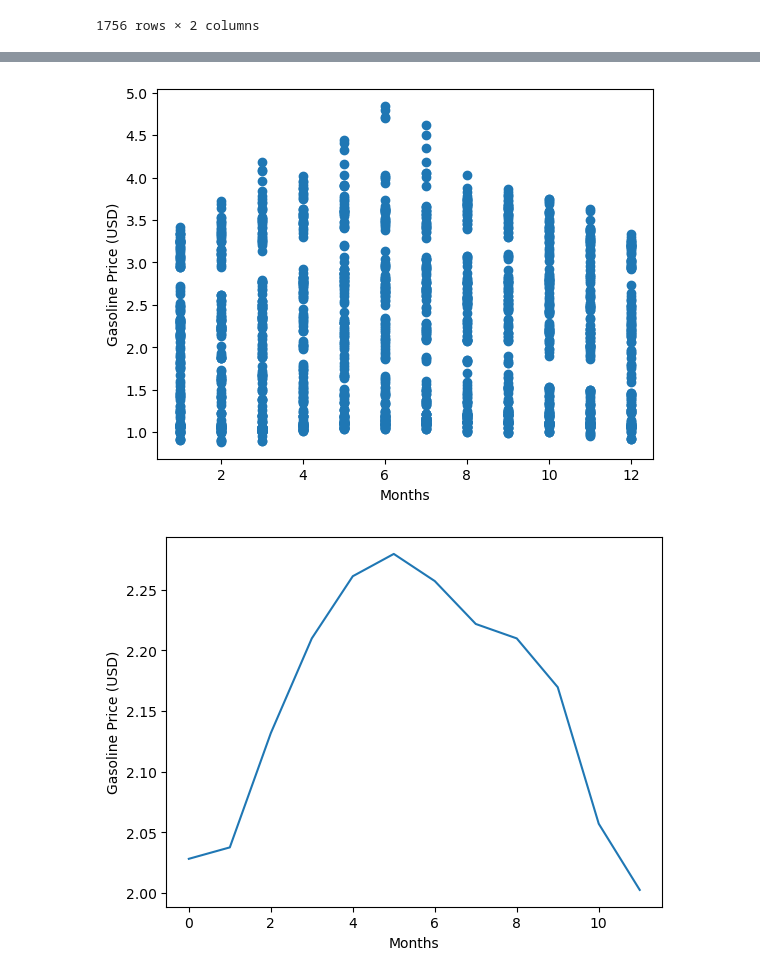
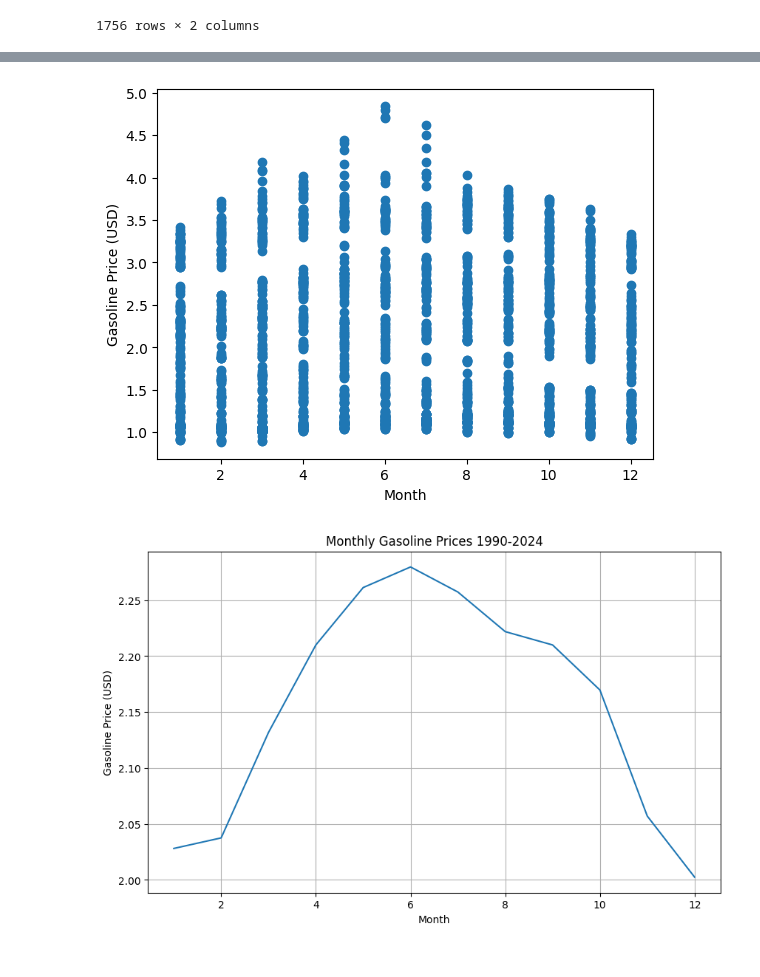
Before and after one commit to SatchelF/Data_Analysis_Project, a Jupyter notebook: avg_gas_monthly.ipynb, the cells around one changed output, grey strips where cells are left out. Drawn from its saved outputs; the diff is of its cells as text; code cells hidden in the pictures.

```diff
--- a/avg_gas_monthly.ipynb
+++ b/avg_gas_monthly.ipynb
@@ -23,6 +25,6 @@ df
 1756 rows × 2 columns
 # %%
 df['Date'] = pd.to_datetime(df['Date'])
-df['Months'] = df['Date'].dt.month
+df['Month'] = df['Date'].dt.month
 df
 # %% [output]
@@ -42,29 +44,34 @@ df
 # %%
 import matplotlib.pyplot as plt
 
-plt.scatter(df['Months'], df['Gas Price'])
+plt.scatter(df['Month'], df['Gas Price'])
 
 # Add labels for the x-axis and y-axis
-plt.xlabel('Months')
+plt.xlabel('Month')
 plt.ylabel('Gasoline Price (USD)')
 
 # Show the plot
 plt.show()
 # %% [output]
-[figure, old version]
+[figure, new version]
 # %%
-avg_gas_price = []
-for i in range(1,13):
-    avg_gas_price.append(df[df['Months'] == i]['Gas Price'].mean())
+# avg_gas_price = []
+# for i in range(1,13):
+#     avg_gas_price.append(df[df['Month'] == i]['Gas Price'].mean())
 
-plt.plot(avg_gas_price)
+average_gas_price_monthly = df.groupby('Month')['Gas Price'].mean()
 
+plt.figure(figsize=(10, 6))
+plt.plot(average_gas_price_monthly.index, average_gas_price_monthly.values)
+plt.title('Monthly Gasoline Prices 1990-2024')
 # Add labels for the x-axis and y-axis
-plt.xlabel('Months')
+plt.xlabel('Month')
 plt.ylabel('Gasoline Price (USD)')
+
+plt.grid(True)
 
 # Show the plot
 plt.show()
 # %% [output]
-[figure, old version]
+[figure, new version]
 # %%
```
Also changed, not shown: parts of 6 cells of this notebook, 1 other file.
